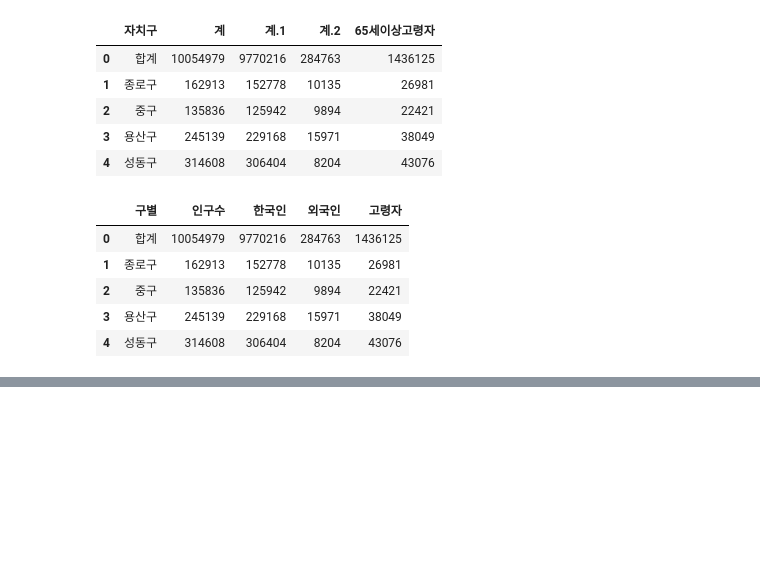
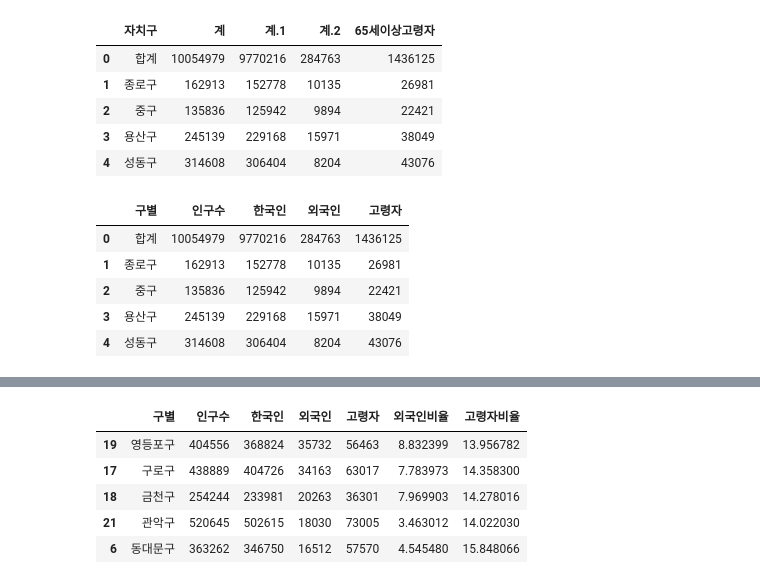
Before and after one commit to leebaek/python_data_analysis, a Jupyter notebook: 서울시 구별 CCTV 현황 분석/서울시 구별 CCTV 현황 분석.ipynb, the cells around one changed output, grey strips where cells are left out. Saved outputs shown, nothing was run; the diff lists cells and outputs as text; code cells hidden in the pictures; blank space fills up the shorter version.

```diff
--- a/서울시 구별 CCTV 현황 분석/서울시 구별 CCTV 현황 분석.ipynb
+++ b/서울시 구별 CCTV 현황 분석/서울시 구별 CCTV 현황 분석.ipynb
@@ -75,0 +150,11 @@ pop_Seoul.head()
+# %%
+# '외국인'인구를 기준으로 정렬
+pop_Seoul.sort_values(by='외국인', ascending=False).head()
+# 영등포구, 구로구, 금천구, 관악구, 동대문구 순으로 외국인 인구수가 높다.
+# %% [output]
+|  | 구별 | 인구수 | 한국인 | 외국인 | 고령자 | 외국인비율 | 고령자비율 |
+| 19 | 영등포구 | 404556 | 368824 | 35732 | 56463 | 8.832399 | 13.956782 |
+| 17 | 구로구 | 438889 | 404726 | 34163 | 63017 | 7.783973 | 14.358300 |
+| 18 | 금천구 | 254244 | 233981 | 20263 | 36301 | 7.969903 | 14.278016 |
+| 21 | 관악구 | 520645 | 502615 | 18030 | 73005 | 3.463012 | 14.022030 |
+| 6 | 동대문구 | 363262 | 346750 | 16512 | 57570 | 4.545480 | 15.848066 |
```
Also changed, not shown: parts of 18 cells of this notebook, 1 other file.
